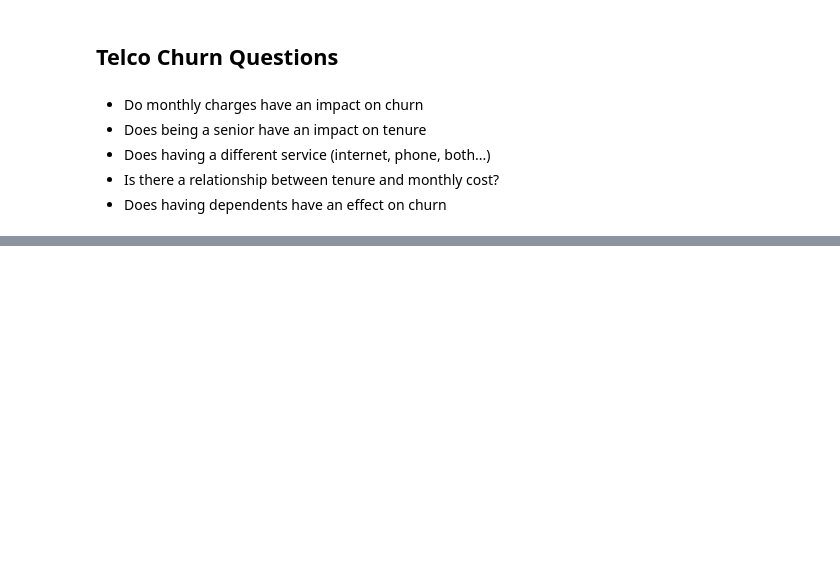
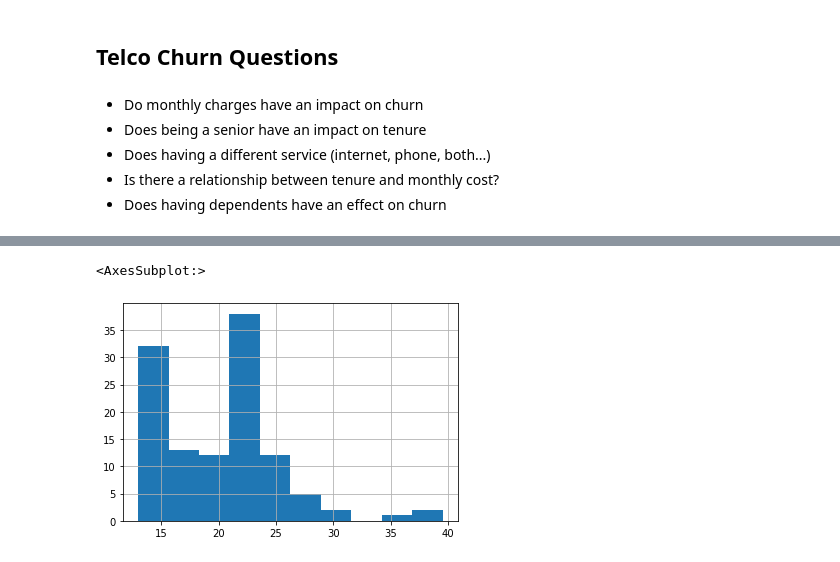
Before and after one commit to HeatherOrtegaMcMillan/statistics-exercises, a Jupyter notebook: hypothesis_testing.ipynb, the cells around one changed output, grey strips where cells are left out. Cells and saved outputs as stored; diff of their text form; code cells hidden in the pictures; blank space fills up the shorter version.

```diff
--- a/hypothesis_testing.ipynb
+++ b/hypothesis_testing.ipynb
@@ -92,0 +138,2 @@ Type 2 Error (False Negative) = The data suggests that the tv ad has NO impact o
+# %%
+df = data('mpg')
@@ -92,0 +201,5 @@ Type 2 Error (False Negative) = The data suggests that the tv ad has NO impact o
+# %%
+df['fuel_efficiency'] = (df.cty + df.hwy) / 2
+# %%
+cars1999 = df[df.year == 1999].fuel_efficiency
+cars2008 = df[df.year == 2008].fuel_efficiency
@@ -92,0 +208,5 @@ Type 2 Error (False Negative) = The data suggests that the tv ad has NO impact o
+# %%
+cars1999.hist()
+# %% [output]
+<AxesSubplot:>
+[figure, added]
```
Also changed, not shown: parts of 31 cells of this notebook.
